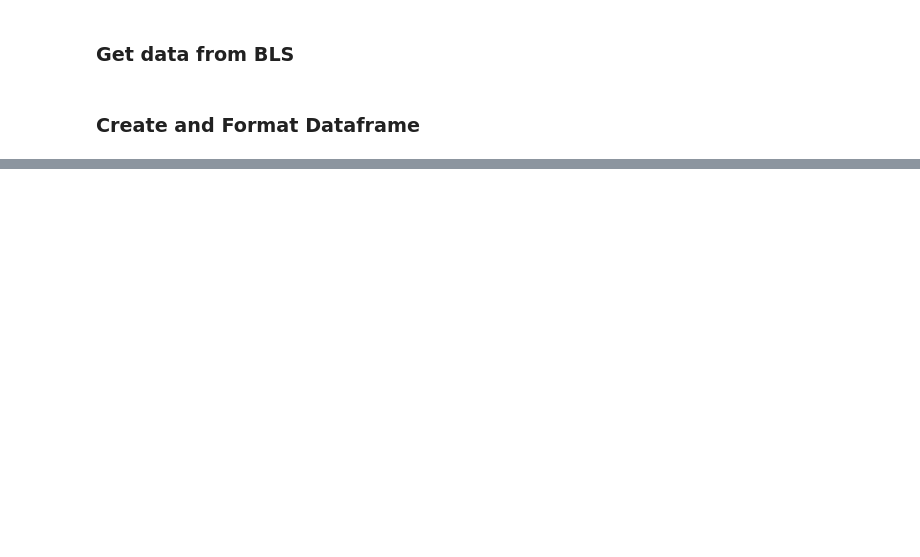
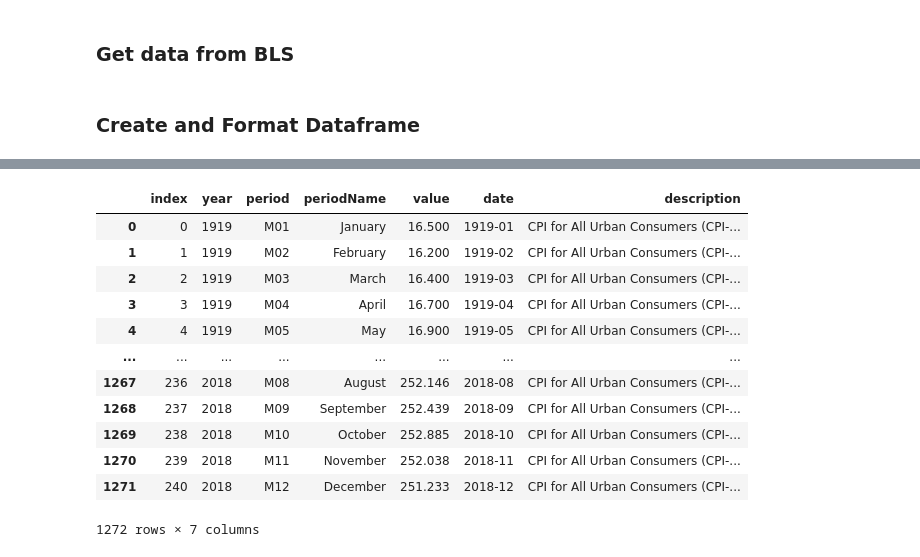
Before and after one commit to joshuamcurtis/MacroData, a Jupyter notebook: Add_Data_DB.ipynb, the cells around one changed output, grey strips where cells are left out. Cells and saved outputs as stored; diff of their text form; code cells hidden in the pictures; blank space fills up the shorter version.

```diff
--- a/Add_Data_DB.ipynb
+++ b/Add_Data_DB.ipynb
@@ -239,0 +316,17 @@ def validate_df_db(df, seriesID, db_name):
+# %%
+df_cpi_not_seasonal = table_to_df(seriesID, 'MacroData.sqlite3')
+df_cpi_not_seasonal
+# %% [output]
+|  | index | year | period | periodName | value | date | description |
+| 0 | 0 | 1919 | M01 | January | 16.500 | 1919-01 | CPI for All Urban Consumers (CPI-... |
+| 1 | 1 | 1919 | M02 | February | 16.200 | 1919-02 | CPI for All Urban Consumers (CPI-... |
+| 2 | 2 | 1919 | M03 | March | 16.400 | 1919-03 | CPI for All Urban Consumers (CPI-... |
+| 3 | 3 | 1919 | M04 | April | 16.700 | 1919-04 | CPI for All Urban Consumers (CPI-... |
+| 4 | 4 | 1919 | M05 | May | 16.900 | 1919-05 | CPI for All Urban Consumers (CPI-... |
+| ... | ... | ... | ... | ... | ... | ... | ... |
+| 1267 | 236 | 2018 | M08 | August | 252.146 | 2018-08 | CPI for All Urban Consumers (CPI-... |
+| 1268 | 237 | 2018 | M09 | September | 252.439 | 2018-09 | CPI for All Urban Consumers (CPI-... |
+| 1269 | 238 | 2018 | M10 | October | 252.885 | 2018-10 | CPI for All Urban Consumers (CPI-... |
+| 1270 | 239 | 2018 | M11 | November | 252.038 | 2018-11 | CPI for All Urban Consumers (CPI-... |
+| 1271 | 240 | 2018 | M12 | December | 251.233 | 2018-12 | CPI for All Urban Consumers (CPI-... |
+1272 rows × 7 columns
```
Also changed, not shown: parts of 9 cells of this notebook, 1 other file.
